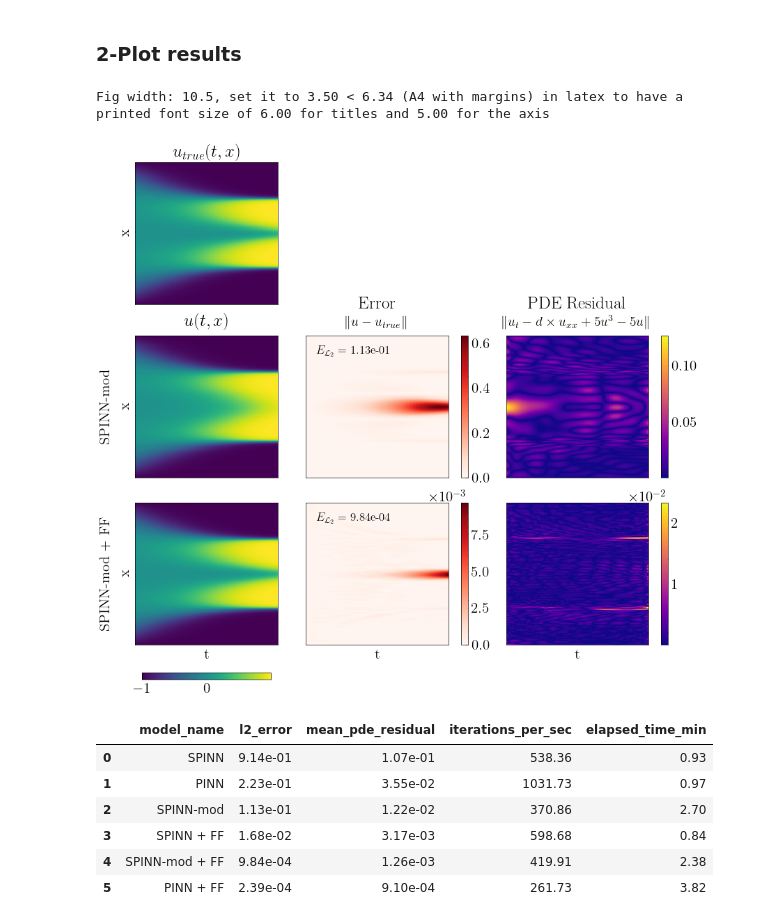
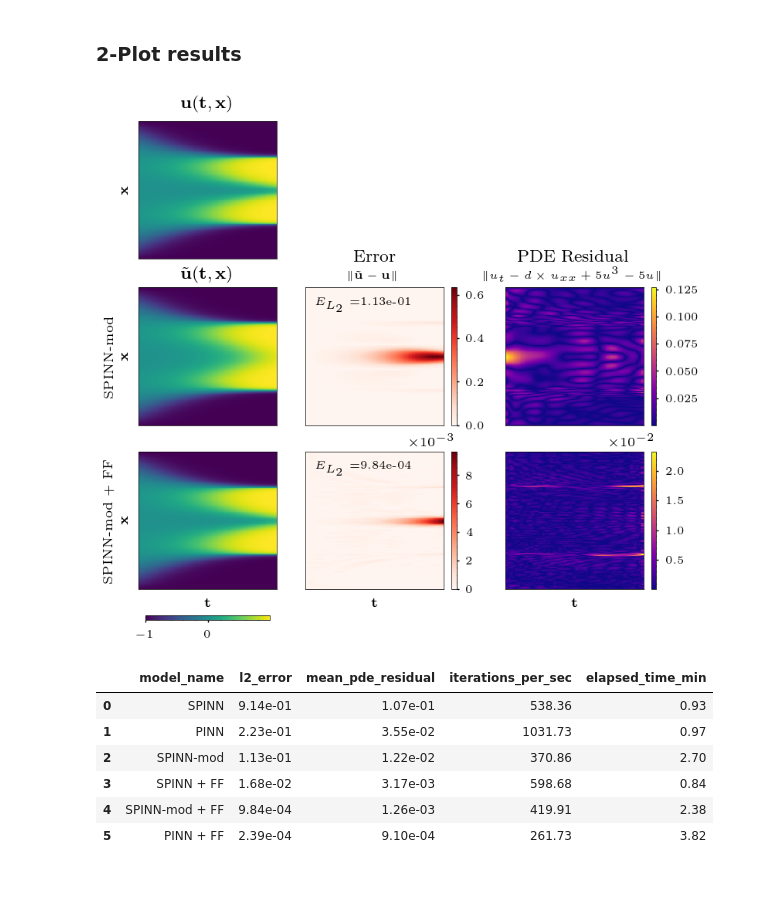
Before and after one commit to bonneted/PhD, a Jupyter notebook: chapters/III_ImprovingPINNs.ipynb, the cells around one changed output. Cells and saved outputs as stored; diff of their text form; code cells hidden in the pictures; blank space fills up the shorter version.

```diff
--- a/chapters/III_ImprovingPINNs.ipynb
+++ b/chapters/III_ImprovingPINNs.ipynb
@@ -180,17 +144,10 @@ Loading saved results for: spinn_mod_FF
 import matplotlib.transforms as mtransforms
 from matplotlib import ticker
 
-# --- Font size for printing ---
-plotting_factor = 3
-font_factor = 3
-title_font_size = 6
-axes_font_size = 5
-plt.rcParams.update({
-    "font.size": axes_font_size*font_factor,
-    "figure.titlesize": title_font_size*font_factor,
-    "axes.titlesize": title_font_size*font_factor,
-})
-
+# Plotting configuration
+book_config.set_as_current()
+page_width = get_current_config().page_width
+min_font_size = get_current_config().min_font_size
 
 config_to_plot_FF = ["pinn", "spinn", "spinn_mod"][2:3]
 config_text_dict = {
@@ -226,44 +183,44 @@ def fields_from_config(config, all_data, config_text_dict=config_text_dict):
     return u_pred_all, u_diff_all, pde_loss_all, rows_title
 
 config_to_plot_FF_and_suffix = [c + suffix for c in config_to_plot_FF for suffix in ("", "_FF")]
 u_pred_all, u_diff_all, pde_loss_all, rows_title = fields_from_config(config_to_plot_FF_and_suffix, all_data_FF)
 n_rows = len(rows_title)
 
 fields_FF = {
     "Solution": {
         "data": u_pred_all,
-        "title": r"$u(t,x)$",
+        "title": r"$\tilde{\mathbf{u}}(\mathbf{t},\mathbf{x})$",
         "cmap": "viridis",
         "abs": False,
     },
     "Error": {
         "data": u_diff_all,
-        "title": "Error\n" + r"\fontsize{14}{14} $\|u - u_{true}\|$",
+        "title": f"Error\n\\fontsize{{{min_font_size}}}{{{min_font_size}}} $\\|\\tilde{{\\mathbf{{u}}}} - \\mathbf{{u}}\\|$",
         "cmap": "Reds",
         "abs": True,
     },
     "PDE Residual": {
         "data": pde_loss_all,
-        "title": "PDE Residual\n" + r"\fontsize{14}{14}$\|u_t - d \times u_{xx} + 5u^3 - 5u\|$",
+        "title": "PDE Residual\n" + f"\\fontsize{{{min_font_size}}}{{{min_font_size}}} $\\|u_t - d \\times u_{{xx}} + 5u^3 - 5u\\|$",
         "cmap": "plasma",
         "abs": True,
     },
 }
 
-fig, ax = plt.subplots(1+n_rows,3, figsize=(10.5,(1+n_rows)*3))
+fig, ax = plt.subplots(1+n_rows,3, figsize=(page_width, page_width/3.6*(n_rows+1)), dpi=200)
 
-allen_cahn.plot_results(fig, ax, fields_FF, tt, xx, rows_title, font_factor, title_font_size, axes_font_size)
+allen_cahn.plot_results(fig, ax, fields_FF, tt, xx, rows_title)
 
 plt.show()
 
 # save figure
-figure_folder = os.path.join(results_folder, "IV_2_FourierFeatures_Figures")
-os.makedirs(figure_folder, exist_ok=True)
-figure_name = "+".join(config_to_plot_FF) + ".png"
-fig.savefig(os.path.join(figure_folder, figure_name), bbox_inches='tight', dpi=300)
+if save_fig:
+    figure_folder = os.path.join(results_folder, "IV_2_FourierFeatures_Figures")
+    os.makedirs(figure_folder, exist_ok=True)
+    figure_name = "+".join(config_to_plot_FF) + ".png"
+    fig.savefig(os.path.join(figure_folder, figure_name), bbox_inches='tight', dpi=300)
 # %% [output]
-Fig width: 10.5, set it to 3.50 < 6.34 (A4 with margins) in latex to have a printed font size of 6.00 for titles and 5.00 for the axis
-[figure, old version]
+[figure, new version]
 # %%
 import pandas as pd
 from IPython.display import display
```
Also changed, not shown: parts of 7 cells of this notebook, 21 other files.
